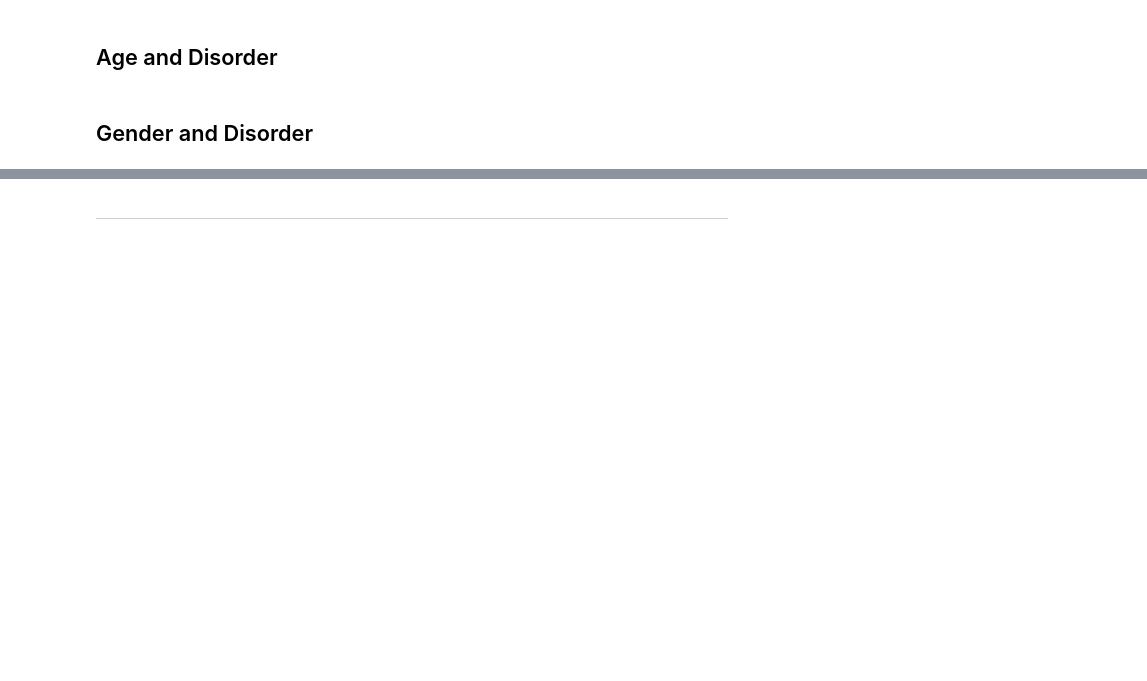
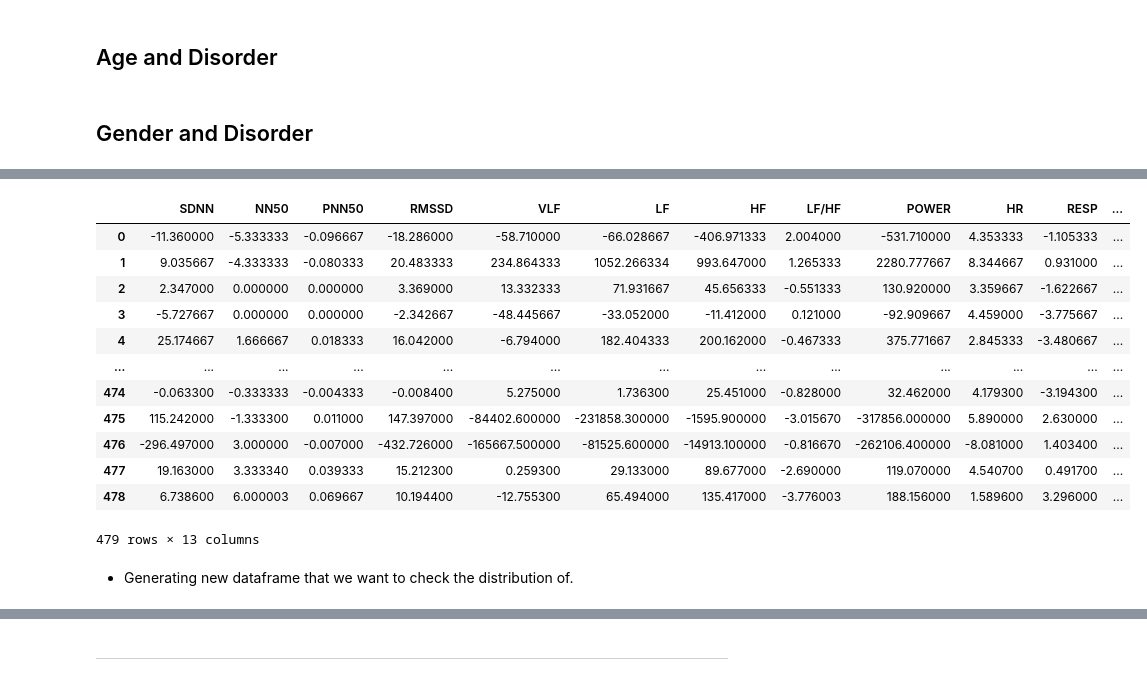
Before and after one commit to andrewyoo214/depression-pred, a Jupyter notebook: HRV_analysis.ipynb, the cells around one changed output, grey strips where cells are left out. Drawn from its saved outputs; the diff is of its cells as text; code cells hidden in the pictures; blank space fills up the shorter version.

```diff
--- a/HRV_analysis.ipynb
+++ b/HRV_analysis.ipynb
@@ -115,14 +148,15 @@ hrv_df["disorder"].value_counts() ## MDD 136, PD 149, Control 194
 > MDDPD, MDDC, PDC, none
 # %%
 ## Select the task to be analyzed
-task = "MDDC"
+# task = "MDDC"
+task = "NONE"
 # %%
 if task == "MDDPD":
     hrv = hrv_df[hrv_df["disorder"].isin([1,2])] ## for MDD vs PD task
 elif task == "MDDC":
     hrv = hrv_df[hrv_df["disorder"].isin([1,3])] ## for MDD vs Control task
 elif task == "PDC":
-    hrv_df[hrv_df["disorder"].isin([2,3])]       ## for PD  vs Control task
+    hrv = hrv_df[hrv_df["disorder"].isin([2,3])]       ## for PD  vs Control task
 else:
     hrv = hrv_df ## for MDD vs PD vs Control task
 # %%
@@ -233,0 +383,18 @@ g.map(plt.hist, 'gender', bins=20)
+# %%
+hrv_s_b2_sub
+# %% [output]
+|  | SDNN | NN50 | PNN50 | RMSSD | VLF | LF | HF | LF/HF | POWER | HR | RESP | ... |
+| 0 | -11.360000 | -5.333333 | -0.096667 | -18.286000 | -58.710000 | -66.028667 | -406.971333 | 2.004000 | -531.710000 | 4.353333 | -1.105333 | ... |
+| 1 | 9.035667 | -4.333333 | -0.080333 | 20.483333 | 234.864333 | 1052.266334 | 993.647000 | 1.265333 | 2280.777667 | 8.344667 | 0.931000 | ... |
+| 2 | 2.347000 | 0.000000 | 0.000000 | 3.369000 | 13.332333 | 71.931667 | 45.656333 | -0.551333 | 130.920000 | 3.359667 | -1.622667 | ... |
+| 3 | -5.727667 | 0.000000 | 0.000000 | -2.342667 | -48.445667 | -33.052000 | -11.412000 | 0.121000 | -92.909667 | 4.459000 | -3.775667 | ... |
+| 4 | 25.174667 | 1.666667 | 0.018333 | 16.042000 | -6.794000 | 182.404333 | 200.162000 | -0.467333 | 375.771667 | 2.845333 | -3.480667 | ... |
+| ... | ... | ... | ... | ... | ... | ... | ... | ... | ... | ... | ... | ... |
+| 474 | -0.063300 | -0.333333 | -0.004333 | -0.008400 | 5.275000 | 1.736300 | 25.451000 | -0.828000 | 32.462000 | 4.179300 | -3.194300 | ... |
+| 475 | 115.242000 | -1.333300 | 0.011000 | 147.397000 | -84402.600000 | -231858.300000 | -1595.900000 | -3.015670 | -317856.000000 | 5.890000 | 2.630000 | ... |
+| 476 | -296.497000 | 3.000000 | -0.007000 | -432.726000 | -165667.500000 | -81525.600000 | -14913.100000 | -0.816670 | -262106.400000 | -8.081000 | 1.403400 | ... |
+| 477 | 19.163000 | 3.333340 | 0.039333 | 15.212300 | 0.259300 | 29.133000 | 89.677000 | -2.690000 | 119.070000 | 4.540700 | 0.491700 | ... |
+| 478 | 6.738600 | 6.000003 | 0.069667 | 10.194400 | -12.755300 | 65.494000 | 135.417000 | -3.776003 | 188.156000 | 1.589600 | 3.296000 | ... |
+479 rows × 13 columns
+# %% [markdown]
+* Generating new dataframe that we want to check the distribution of.
```
Also changed, not shown: parts of 40 cells of this notebook.
